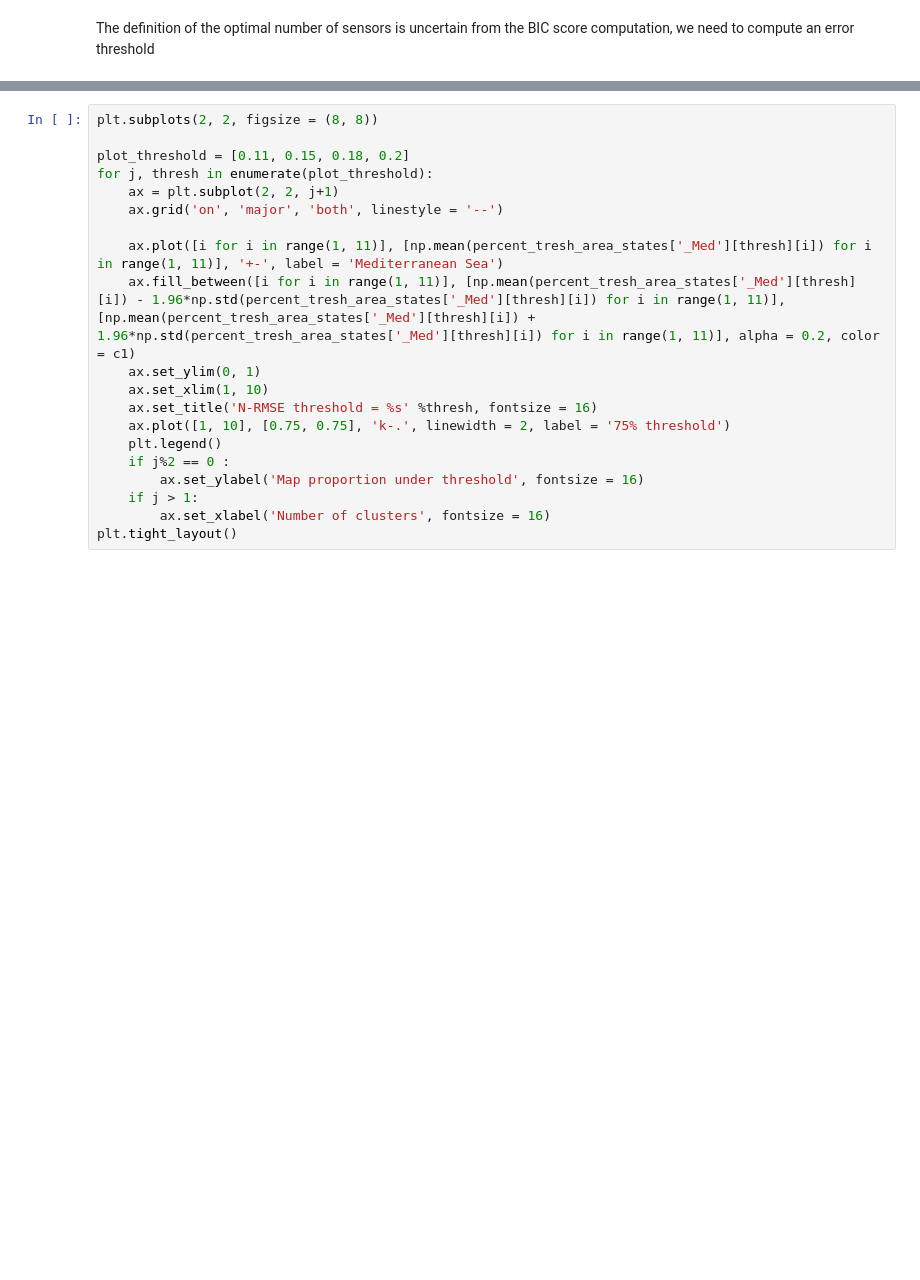
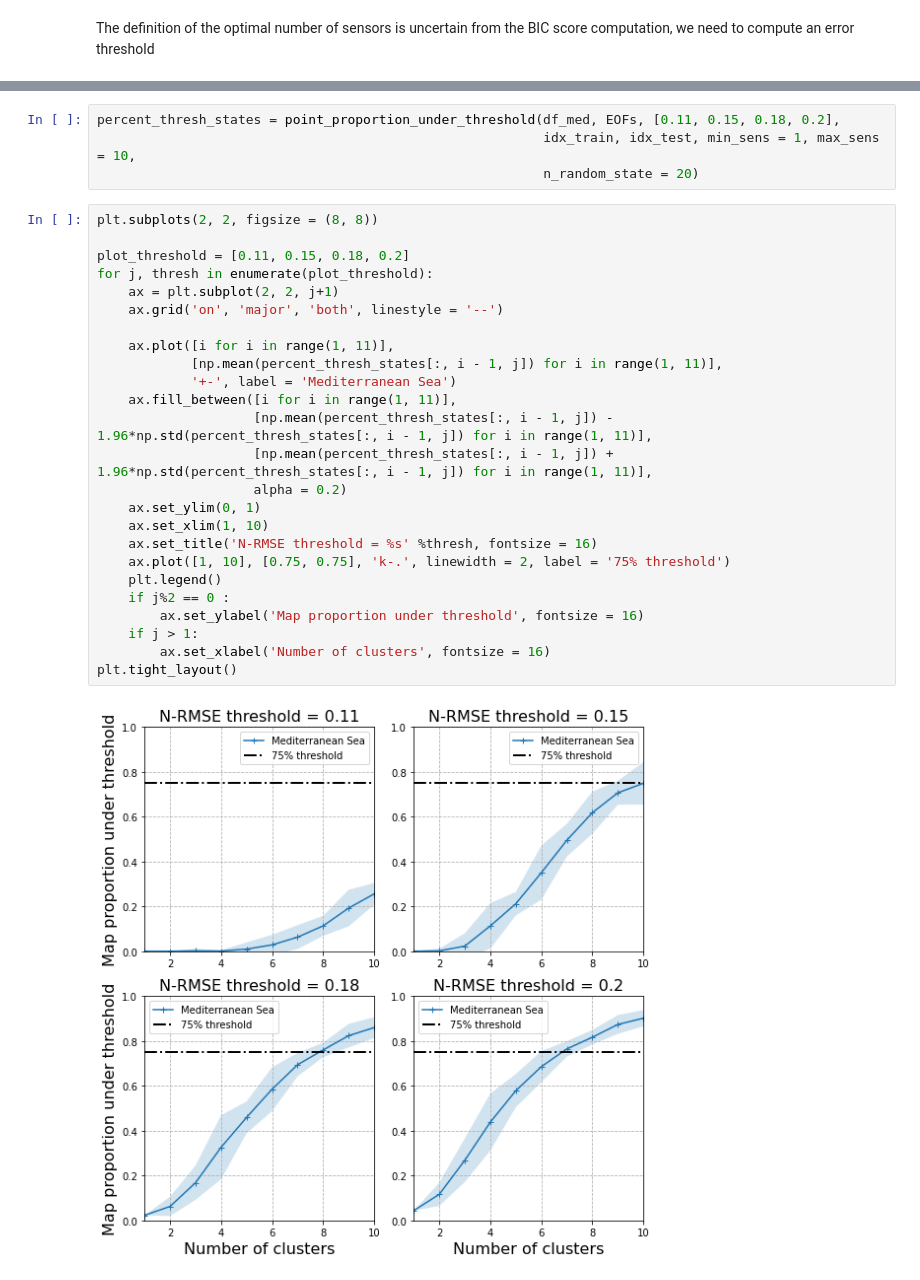
Before and after one commit to rmarcille/gmm_sparse_sampling, a Jupyter notebook: GMM_sparse_sampling_Med.ipynb, the cells around one changed output, grey strips where cells are left out. Saved outputs shown, nothing was run; the diff lists cells and outputs as text; blank space fills up the shorter version.

```diff
--- a/GMM_sparse_sampling_Med.ipynb
+++ b/GMM_sparse_sampling_Med.ipynb
@@ -222,20 +173,31 @@ KeyboardInterrupt:
+# %%
+percent_thresh_states = point_proportion_under_threshold(df_med, EOFs, [0.11, 0.15, 0.18, 0.2],
+                                                         idx_train, idx_test, min_sens = 1, max_sens = 10,
+                                                         n_random_state = 20)
 # %%
 plt.subplots(2, 2, figsize = (8, 8))
 
 plot_threshold = [0.11, 0.15, 0.18, 0.2]
 for j, thresh in enumerate(plot_threshold):
     ax = plt.subplot(2, 2, j+1)
     ax.grid('on', 'major', 'both', linestyle = '--')
 
-    ax.plot([i for i in range(1, 11)], [np.mean(percent_tresh_area_states['_Med'][thresh][i]) for i in range(1, 11)], '+-', label = 'Mediterranean Sea')
-    ax.fill_between([i for i in range(1, 11)], [np.mean(percent_tresh_area_states['_Med'][thresh][i]) - 1.96*np.std(percent_tresh_area_states['_Med'][thresh][i]) for i in range(1, 11)], [np.mean(percent_tresh_area_states['_Med'][thresh][i]) + 1.96*np.std(percent_tresh_area_states['_Med'][thresh][i]) for i in range(1, 11)], alpha = 0.2, color = c1)
+    ax.plot([i for i in range(1, 11)],
+            [np.mean(percent_thresh_states[:, i - 1, j]) for i in range(1, 11)],
+            '+-', label = 'Mediterranean Sea')
+    ax.fill_between([i for i in range(1, 11)],
+                    [np.mean(percent_thresh_states[:, i - 1, j]) - 1.96*np.std(percent_thresh_states[:, i - 1, j]) for i in range(1, 11)],
+                    [np.mean(percent_thresh_states[:, i - 1, j]) + 1.96*np.std(percent_thresh_states[:, i - 1, j]) for i in range(1, 11)],
+                    alpha = 0.2)
     ax.set_ylim(0, 1)
     ax.set_xlim(1, 10)
     ax.set_title('N-RMSE threshold = %s' %thresh, fontsize = 16)
     ax.plot([1, 10], [0.75, 0.75], 'k-.', linewidth = 2, label = '75% threshold')
     plt.legend()
     if j%2 == 0 :
         ax.set_ylabel('Map proportion under threshold', fontsize = 16)
     if j > 1:
         ax.set_xlabel('Number of clusters', fontsize = 16)
 plt.tight_layout()
+# %% [output]
+[figure, added]
```
Also changed, not shown: parts of 13 cells of this notebook, 8 other files.
